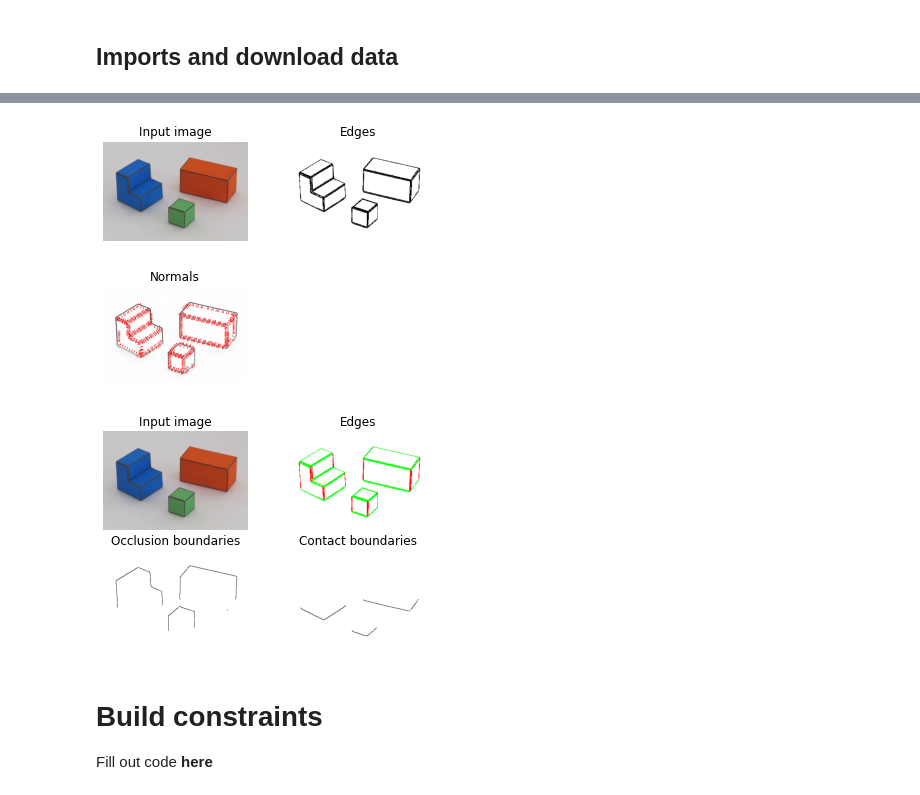
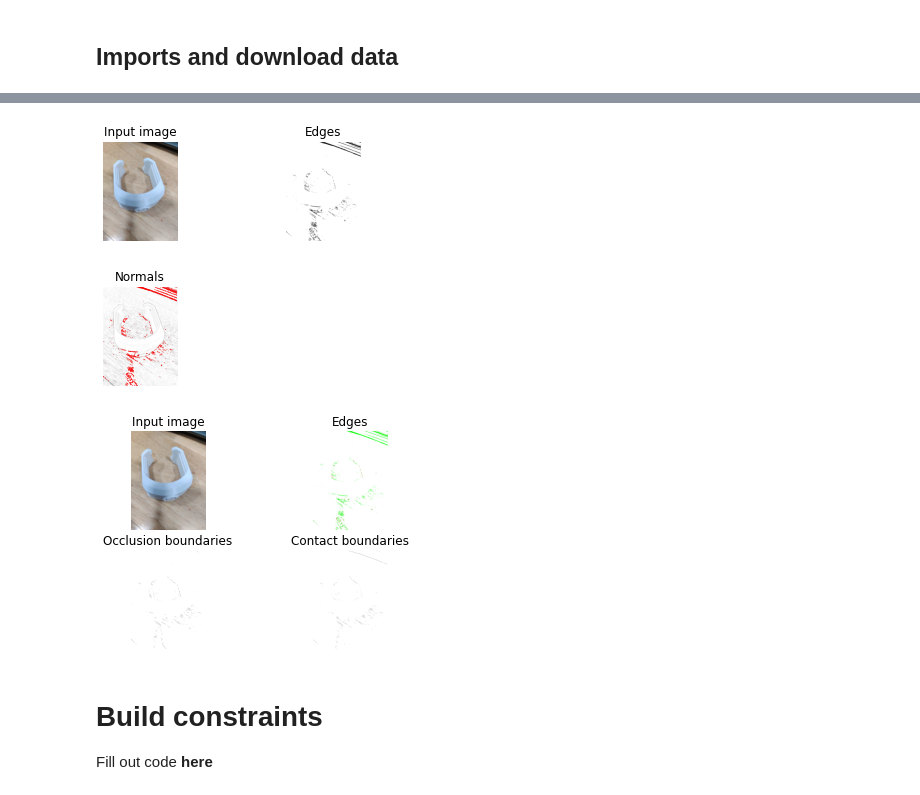
Before and after one commit to Karthikai-28/assignments, a Jupyter notebook: 77_simple_vision_92727/homework1simpleworldy.ipynb, the cells around one changed output, grey strips where cells are left out. Cells and saved outputs as stored; diff of their text form; code cells hidden in the pictures.

Commit message:
Real world image processing for 77th assignment

```diff
--- a/77_simple_vision_92727/homework1simpleworldy.ipynb
+++ b/77_simple_vision_92727/homework1simpleworldy.ipynb
@@ -44,7 +33,7 @@ VerificationError: CompileError: command 'x86_64-linux-gnu-gcc' failed with exit
 # World parameters
 alpha = 35*math.pi/180;
 
-img = cv2.imread('img1.png')
+img = cv2.imread('test.jpeg')
 img = img[:, :, ::-1].astype(np.float32)
 
 nrows, ncols, colors = img.shape
@@ -114,36 +103,36 @@ plt.quiver(ex, ey, dxe, -dye, color='r')
 plt.axis('off')
 plt.title('Normals')
 plt.show()
 
 
 
 # Edges and boundaries
 plt.figure()
 plt.subplot(2,2,1)
 plt.imshow(img.astype(np.uint8))
 plt.axis('off')
 plt.title('Input image')
 
 
 plt.subplot(2,2,2)
 plt.imshow(E+(edges == 0)[:, :, None])
 plt.axis('off')
 plt.title('Edges')
 
 
 plt.subplot(2,2,3)
 plt.imshow(1-(occlusion_edges>0), cmap='gray')
 plt.axis('off')
 plt.title('Occlusion boundaries')
 
 plt.subplot(2,2,4)
 plt.imshow(1-contact_edges, cmap='gray')
 plt.axis('off')
 plt.title('Contact boundaries');
 # %% [output]
-[figure, old version]
+[figure, new version]
-[figure, old version]
+[figure, new version]
-[figure, old version]
+[figure, new version]
 # %% [markdown]
 # Build constraints
 Fill out code **here**
```
Also changed, not shown: parts of 4 cells of this notebook, 10 other files.
